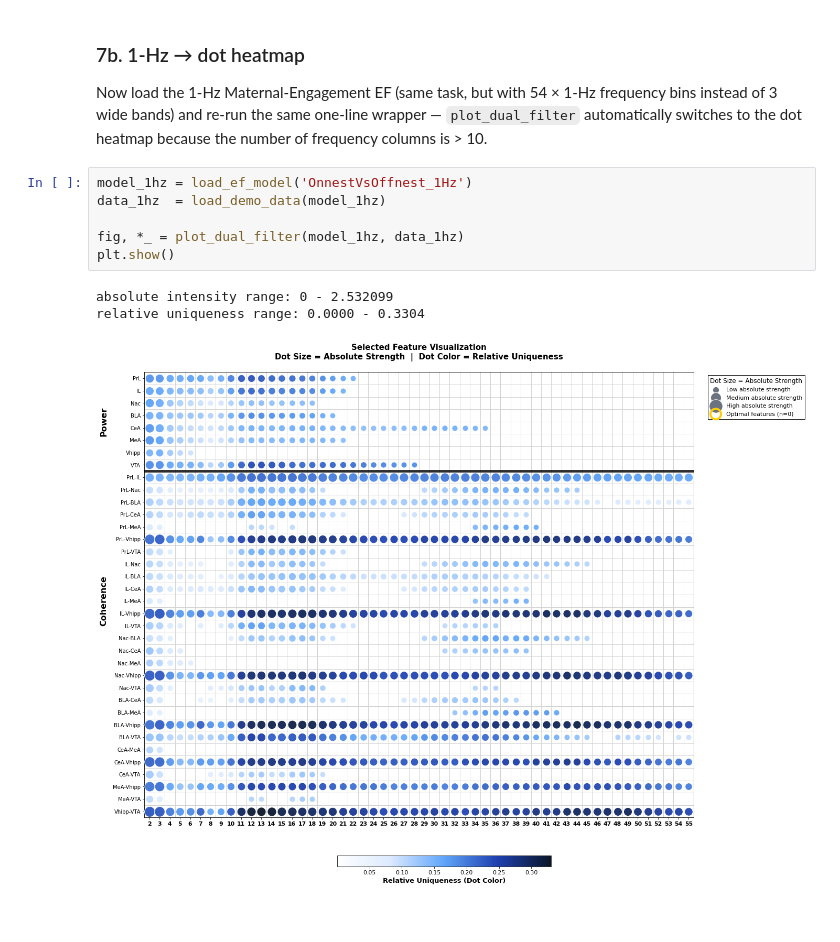
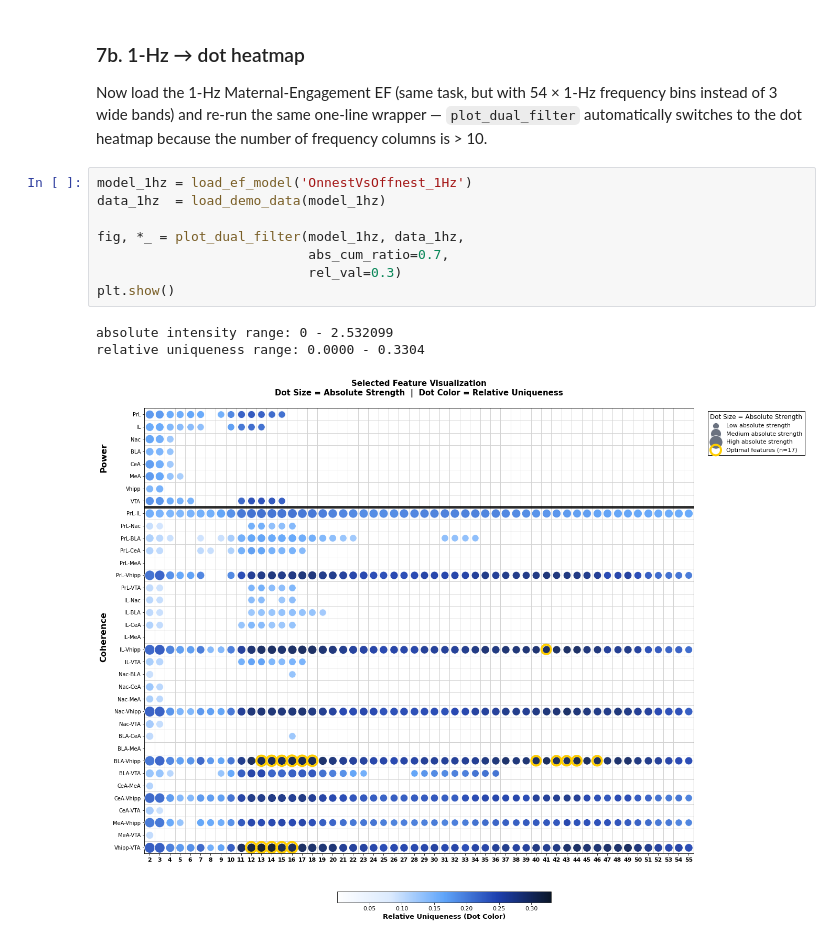
Before and after one commit to ElaineYilinW/maternal-electome-EF, a Jupyter notebook: examples/vignette.ipynb, the cells around one changed output. Saved outputs shown, nothing was run; the diff lists cells and outputs as text.

```diff
--- a/examples/vignette.ipynb
+++ b/examples/vignette.ipynb
@@ -257,10 +258,12 @@ because the number of frequency columns is > 10.
 # %%
 model_1hz = load_ef_model('OnnestVsOffnest_1Hz')
 data_1hz  = load_demo_data(model_1hz)
 
-fig, *_ = plot_dual_filter(model_1hz, data_1hz)
+fig, *_ = plot_dual_filter(model_1hz, data_1hz,
+                           abs_cum_ratio=0.7,
+                           rel_val=0.3)
 plt.show()
 # %% [output]
 absolute intensity range: 0 - 2.532099
 relative uniqueness range: 0.0000 - 0.3304
-[figure, old version]
+[figure, new version]
```
Also changed, not shown: parts of 5 cells of this notebook, 1 other file.
